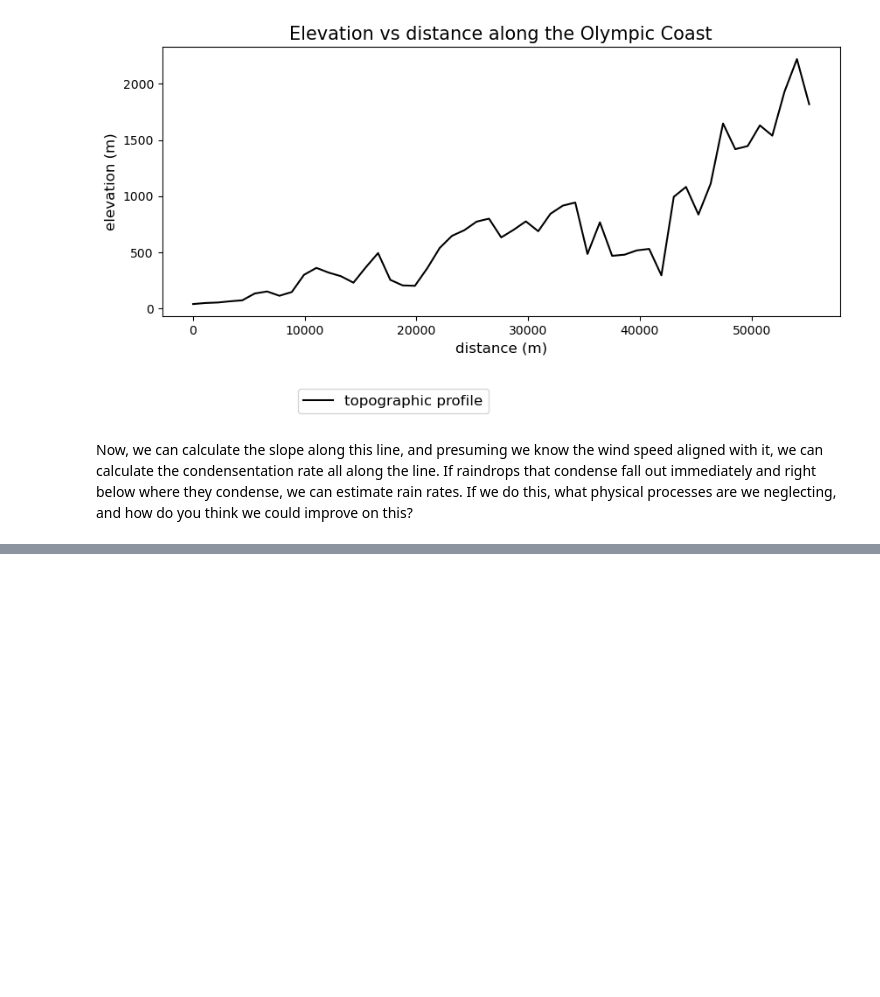
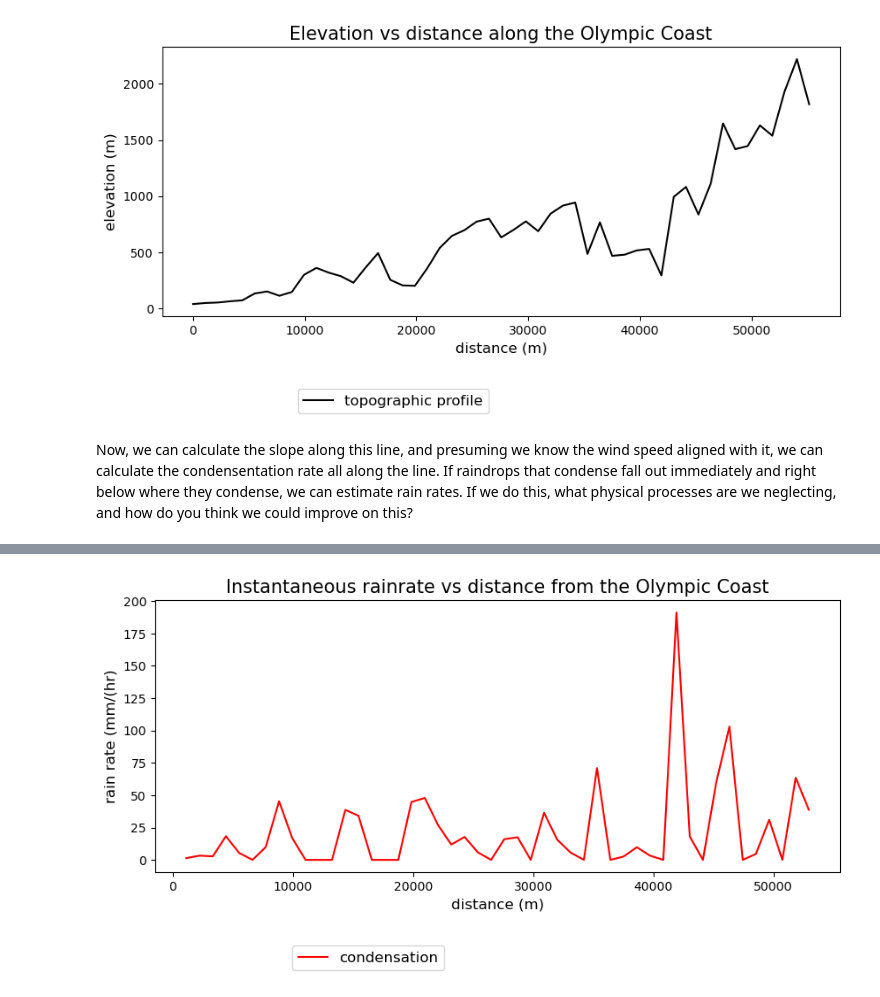
Before and after one commit to Mountain-Hydrology-Research-Group/Fluid_Flows, a Jupyter notebook: modules/lab5/lab5-3.ipynb, the cells around one changed output, grey strips where cells are left out. Drawn from its saved outputs; the diff is of its cells as text; code cells hidden in the pictures; blank space fills up the shorter version.

```diff
--- a/modules/lab5/lab5-3.ipynb
+++ b/modules/lab5/lab5-3.ipynb
@@ -165,0 +223,23 @@ NameError: name 'np' is not defined
+# %%
+# to convert to units of rain rate in mm/hr (which make more sense)
+# we divide by the density of water and convert units
+rho_w = 1000 #kg/m^3
+# We know that we have 1000 mm/ m and 1 kg/1000 g, and 3600 s/hr, so we end up with units of mm/hr
+Rainrate = S/rho_w * 3600
+
+# We also know that we can't get negative rain (there may be some evaporation as the parcels
+# descend local places where the slope goes down, but we will neglect that for now.
+
+Rainrate[Rainrate < 0] = 0
+# the above finds all values less than 0 in the array and sets them at 0
+
+fig, ax = plt.subplots(figsize=(10,4))
+
+ax.plot(x_mid,Rainrate,c='r',label='condensation');
+
+ax.set_title('Instantaneous rainrate vs distance from the Olympic Coast', fontsize=15)
+ax.set_xlabel('distance (m)', fontsize=12)
+ax.set_ylabel('rain rate (mm/(hr)', fontsize=12);
+plt.legend(loc=(0.2,-0.36), fontsize=12);
+# %% [output]
+[figure, added]
```
Also changed, not shown: parts of 11 cells of this notebook, 3 other files.
